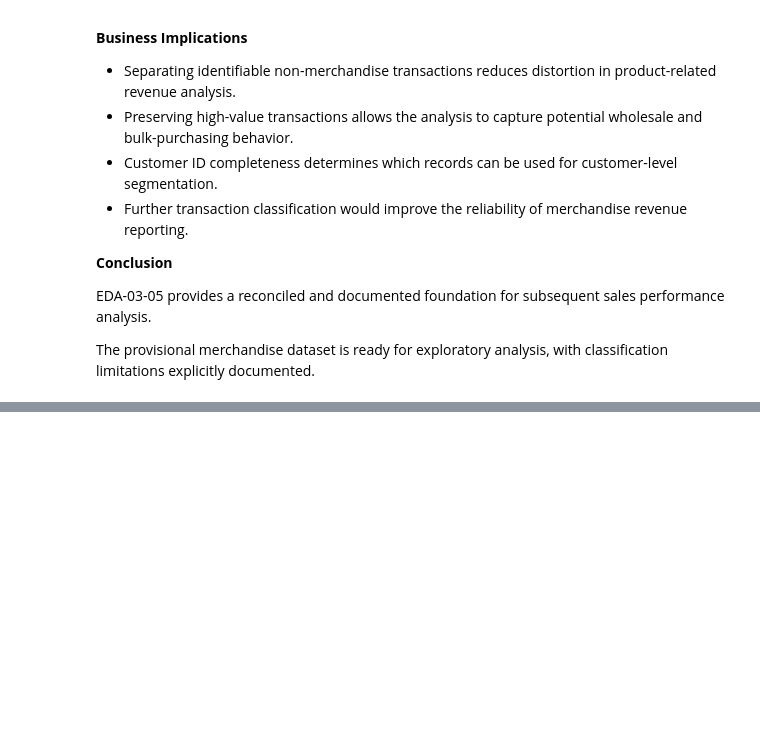
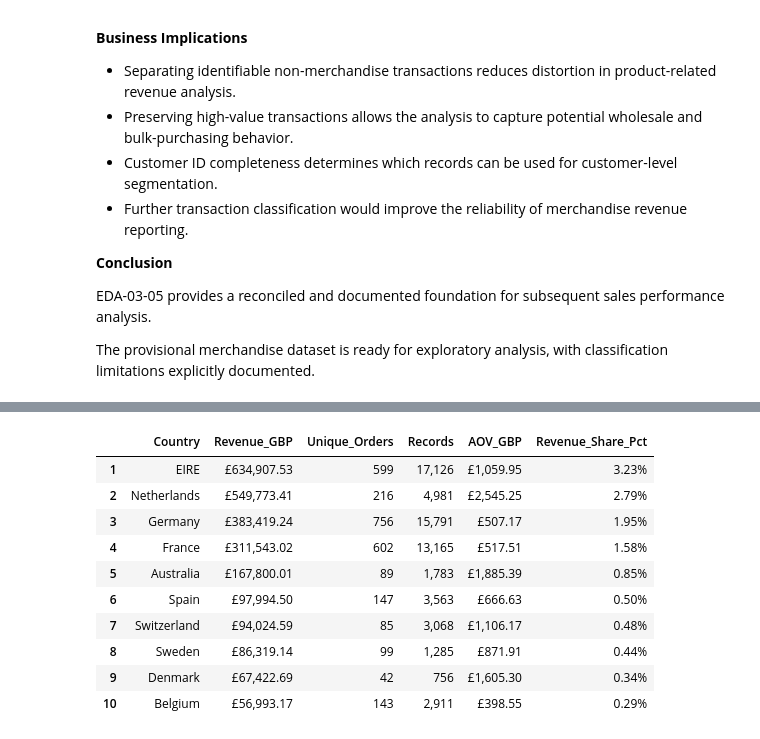
Before and after one commit to yoonjusong-analytics/ecommerce-customer-sales-analysis, a Jupyter notebook: notebooks/03_exploratory_data_analysis.ipynb, the cells around one changed output, grey strips where cells are left out. Cells and saved outputs as stored; diff of their text form; code cells hidden in the pictures; blank space fills up the shorter version.

```diff
--- a/notebooks/03_exploratory_data_analysis.ipynb
+++ b/notebooks/03_exploratory_data_analysis.ipynb
@@ -4238,0 +4959,89 @@ Product Total: £19,690,420.57
+# %%
+
+# EDA-04-03-04-01 | Country Performance Metrics
+
+import pandas as pd
+import numpy as np
+
+# 1. Use provisional merchandise sales
+geo_df = merchandise_sales_df.copy()
+
+# 2. Aggregate country-level metrics
+country_performance_df = (
+    geo_df.groupby("Country", dropna=False)
+    .agg(
+        Revenue_GBP=("Sales", "sum"),
+        Unique_Orders=("Invoice", "nunique"),
+        Records=("Invoice", "size")
+    )
+    .reset_index()
+)
+
+# 3. Calculate Average Order Value
+country_performance_df["AOV_GBP"] = (
+    country_performance_df["Revenue_GBP"]
+    / country_performance_df["Unique_Orders"]
+)
+
+# 4. Calculate revenue share
+total_revenue = geo_df["Sales"].sum()
+
+country_performance_df["Revenue_Share_Pct"] = (
+    country_performance_df["Revenue_GBP"]
+    / total_revenue * 100
+)
+
+# 5. Sort by revenue
+country_performance_df = (
+    country_performance_df
+    .sort_values("Revenue_GBP", ascending=False)
+    .reset_index(drop=True)
+)
+
+# 6. Select international markets excluding UK
+international_top10_df = (
+    country_performance_df[
+        country_performance_df["Country"] != "United Kingdom"
+    ]
+    .head(10)
+    .copy()
+)
+
+# 7. Display formatted results
+display(
+    international_top10_df.style.format({
+        "Revenue_GBP": "£{:,.2f}",
+        "Unique_Orders": "{:,}",
+        "Records": "{:,}",
+        "AOV_GBP": "£{:,.2f}",
+        "Revenue_Share_Pct": "{:.2f}%"
+    })
+)
+
+# 8. Validation
+assert len(country_performance_df) == 43
+assert np.isclose(
+    country_performance_df["Revenue_GBP"].sum(),
+    total_revenue
+)
+assert (country_performance_df["Unique_Orders"] > 0).all()
+assert np.isfinite(country_performance_df["AOV_GBP"]).all()
+
+print("\n=== Geographic Market Performance Summary ===")
+print(f"Total Countries: {len(country_performance_df)}")
+print(f"International Markets Analyzed: {len(international_top10_df)}")
+print(f"Total Merchandise Revenue: £{total_revenue:,.2f}")
+
+print("\nEDA-04-03-04-01 Country Performance Metrics: PASS")
+# %% [output]
+|  | Country | Revenue_GBP | Unique_Orders | Records | AOV_GBP | Revenue_Share_Pct |
+| 1 | EIRE | £634,907.53 | 599 | 17,126 | £1,059.95 | 3.23% |
+| 2 | Netherlands | £549,773.41 | 216 | 4,981 | £2,545.25 | 2.79% |
+| 3 | Germany | £383,419.24 | 756 | 15,791 | £507.17 | 1.95% |
+| 4 | France | £311,543.02 | 602 | 13,165 | £517.51 | 1.58% |
+| 5 | Australia | £167,800.01 | 89 | 1,783 | £1,885.39 | 0.85% |
+| 6 | Spain | £97,994.50 | 147 | 3,563 | £666.63 | 0.50% |
+| 7 | Switzerland | £94,024.59 | 85 | 3,068 | £1,106.17 | 0.48% |
+| 8 | Sweden | £86,319.14 | 99 | 1,285 | £871.91 | 0.44% |
+| 9 | Denmark | £67,422.69 | 42 | 756 | £1,605.30 | 0.34% |
+| 10 | Belgium | £56,993.17 | 143 | 2,911 | £398.55 | 0.29% |
```
Also changed, not shown: parts of 189 cells of this notebook, 10 other files.
